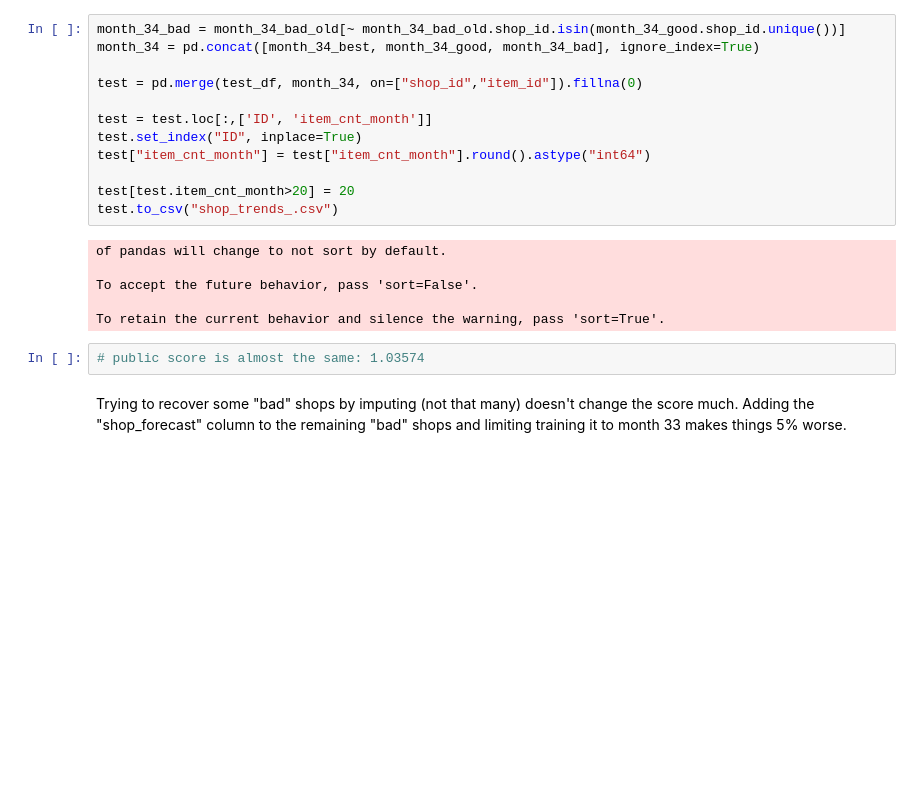
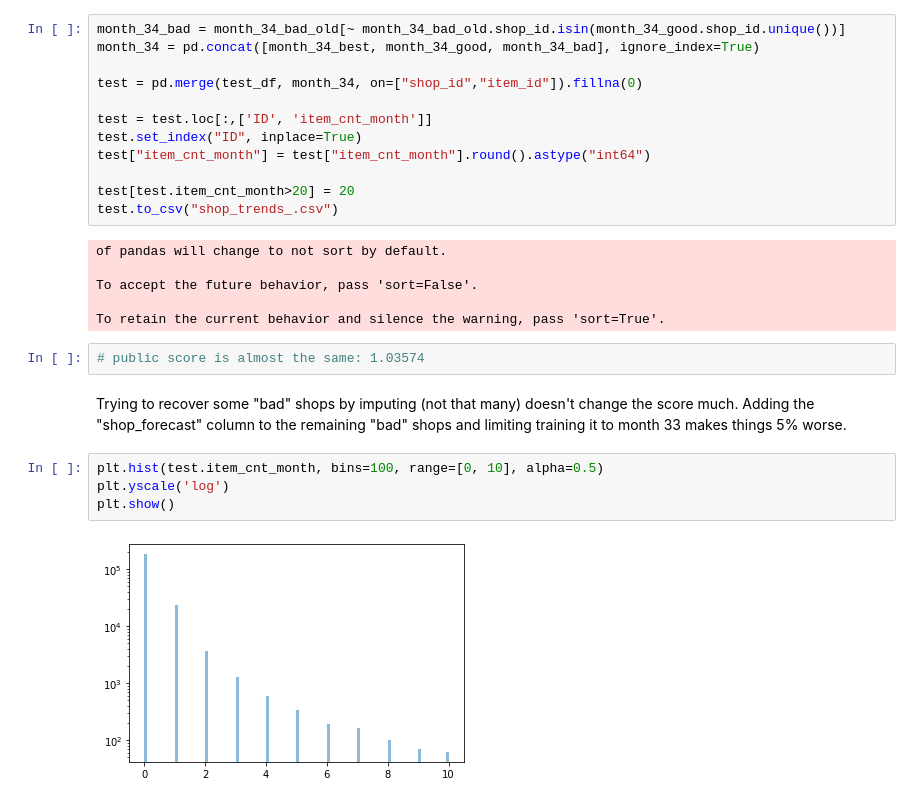
Before and after one commit to kkotov/synch, a Jupyter notebook: 2019.10.22/trends3.ipynb, the cells around one changed output. Cells and saved outputs as stored; diff of their text form; blank space fills up the shorter version.

```diff
--- a/2019.10.22/trends3.ipynb
+++ b/2019.10.22/trends3.ipynb
@@ -391,3 +391,9 @@ To retain the current behavior and silence the warning, pass 'sort=True'.
 # public score is almost the same: 1.03574
 # %% [markdown]
 Trying to recover some "bad" shops by imputing (not that many) doesn't change the score much. Adding the "shop_forecast" column to the remaining "bad" shops and limiting training it to month 33 makes things 5% worse.
+# %%
+plt.hist(test.item_cnt_month, bins=100, range=[0, 10], alpha=0.5)
+plt.yscale('log')
+plt.show()
+# %% [output]
+[figure, added]
```
Also changed, not shown: parts of 5 cells of this notebook, 24 other files.
